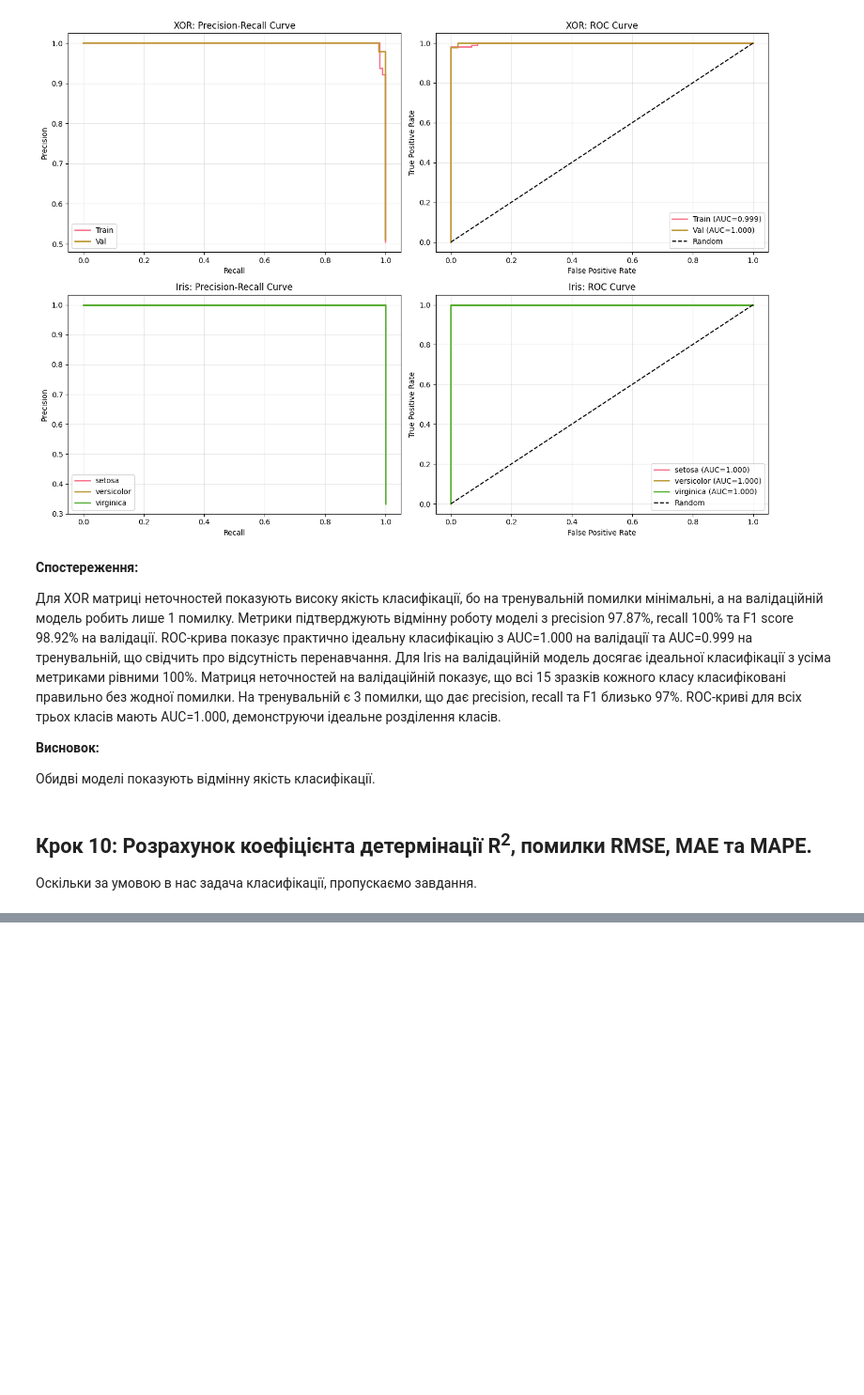
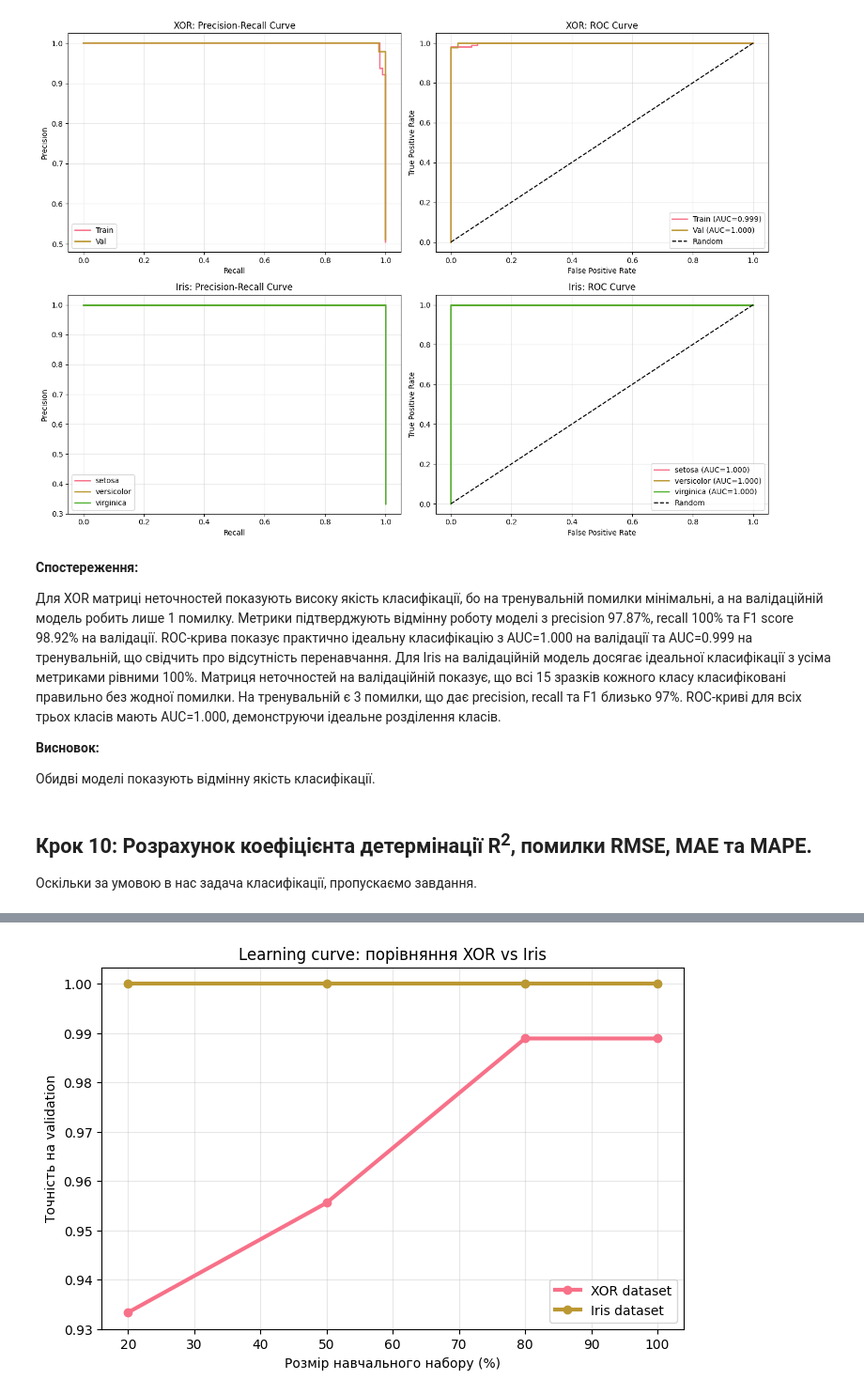
Before and after one commit to Michael-Tal-1/IAD_1, a Jupyter notebook: 3/IAD3.ipynb, the cells around one changed output, grey strips where cells are left out. Shown at 94% size. Saved outputs shown, nothing was run; the diff lists cells and outputs as text; code cells hidden in the pictures; blank space fills up the shorter version.

```diff
--- a/3/IAD3.ipynb
+++ b/3/IAD3.ipynb
@@ -1077,0 +1081,65 @@ F1 Score (Val):    1.0000
+# %%
+from sklearn.model_selection import GridSearchCV
+
+param_grid = {
+    "hidden_layer_sizes": [(2,), (5,), (10,), (20,), (50,), (100,), (5, 5), (10, 10)],
+    "activation": ["relu", "tanh"],
+    "alpha": [0.0001, 0.001, 0.01],
+    "learning_rate": ["constant", "adaptive"]
+}
+
+datasets = {
+    "XOR": (X_xor_train, Y_xor_train, X_xor_val, Y_xor_val, best_neurons_xor),
+    "Iris": (X_iris_train, Y_iris_train, X_iris_val, Y_iris_val, best_neurons_iris)
+}
+
+results = {}
+
+print("GRID SEARCH + LEARNING CURVE ДЛЯ ОБОХ ДАТАСЕТІВ")
+
+for name, (Xtr, Ytr, Xval, Yval, best_neurons) in datasets.items():
+
+
+    grid = GridSearchCV(
+        MLPClassifier(max_iter=3000, random_state=42),
+        param_grid,
+        cv=3,
+        scoring="accuracy",
+        n_jobs=-1
+    )
+
+    grid.fit(Xtr, Ytr)
+
+    best_model = grid.best_estimator_
+    val_acc = accuracy_score(Yval, best_model.predict(Xval))
+
+    print(f"Найкращі параметри: {grid.best_params_}")
+    print(f"Точність (cross-val): {grid.best_score_:.4f}")
+    print(f"Точність (validation): {val_acc:.4f}")
+
+    sizes = [0.2, 0.5, 0.8, 1.0]
+    lc_acc = []
+
+    for s in sizes:
+        n = int(len(Xtr) * s)
+
+        model = MLPClassifier(hidden_layer_sizes=(best_neurons,),
+                              activation='relu', max_iter=3000, random_state=42)
+
+        model.fit(Xtr[:n], Ytr[:n])
+        score = accuracy_score(Yval, model.predict(Xval))
+        lc_acc.append(score)
+        print(f"Train size {int(s * 100):>3}% → accuracy(val): {score:.4f}")
+
+    results[name] = lc_acc
+
+plt.figure(figsize=(8, 5))
+plt.plot([20, 50, 80, 100], results["XOR"], marker='o', linewidth=3, label="XOR dataset")
+plt.plot([20, 50, 80, 100], results["Iris"], marker='o', linewidth=3, label="Iris dataset")
+plt.xlabel("Розмір навчального набору (%)")
+plt.ylabel("Точність на validation")
+plt.title("Learning curve: порівняння XOR vs Iris")
+plt.grid(True, alpha=0.3)
+plt.legend()
+plt.show()
+# %% [output]
@@ -1077,0 +1163 @@ F1 Score (Val):    1.0000
+[figure, added]
```
Also changed, not shown: parts of 3 cells of this notebook.
